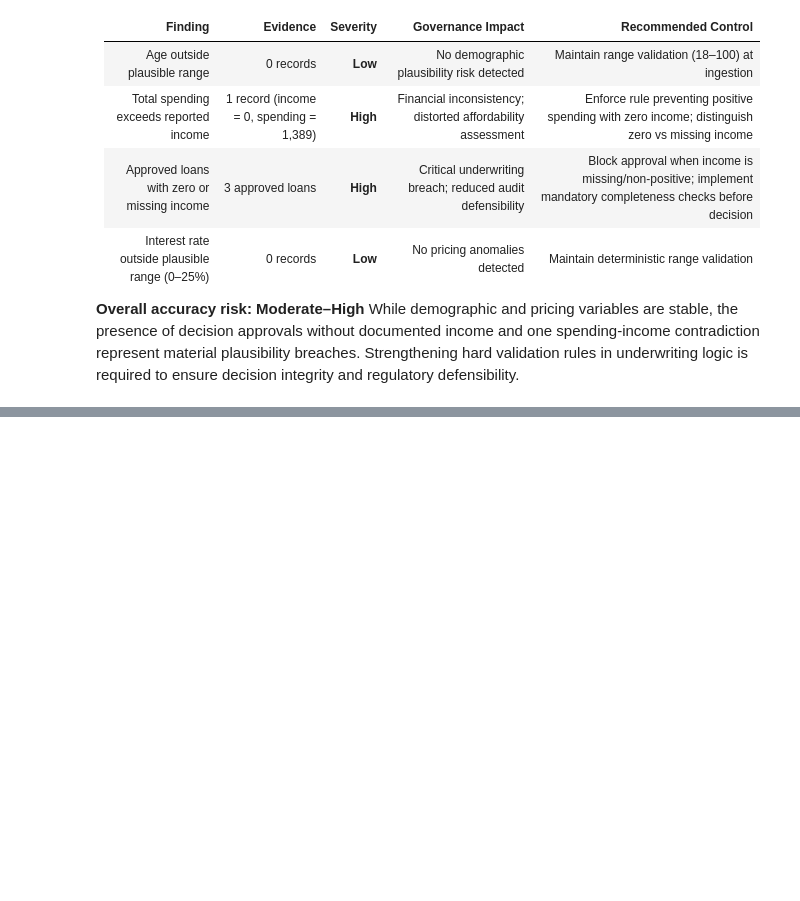
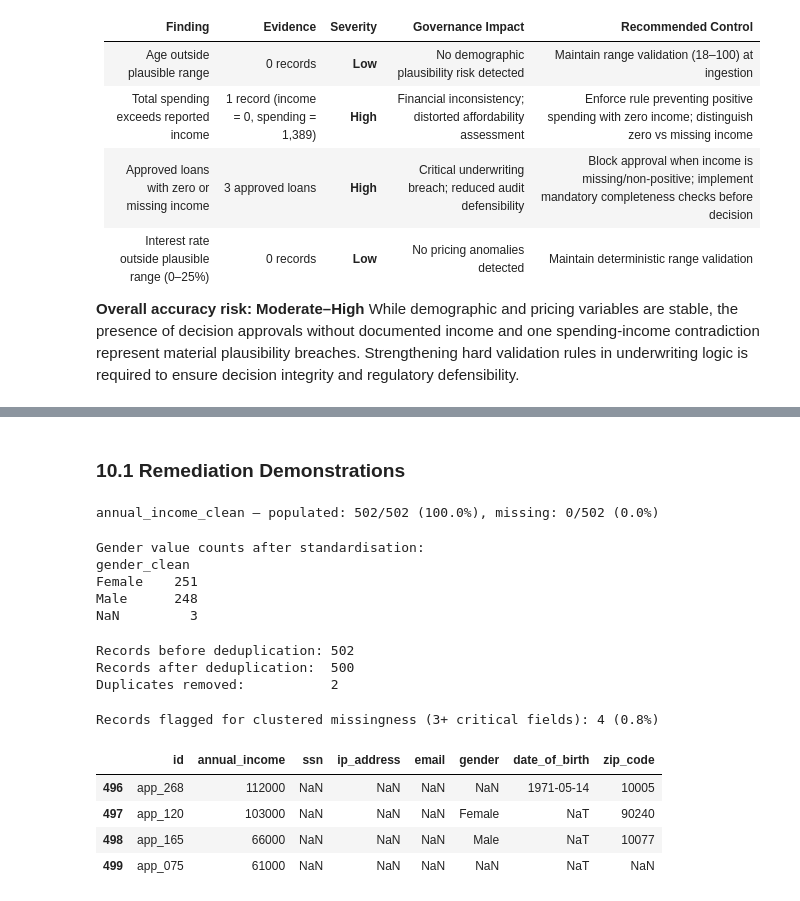
Before and after one commit to mchlkan/dego-2606-group3, a Jupyter notebook: notebooks/01-data-quality.ipynb, the cells around one changed output, grey strips where cells are left out. Cells and saved outputs as stored; diff of their text form; code cells hidden in the pictures; blank space fills up the shorter version.

```diff
--- a/notebooks/01-data-quality.ipynb
+++ b/notebooks/01-data-quality.ipynb
@@ -1188,0 +1236,59 @@ No records (0 cases) show interest rates outside the defined plausible range of
+# %% [markdown]
+### 10.1 Remediation Demonstrations
+# %%
+# reconcile annual_income / annual_salary schema split into a single canonical field
+df["annual_income_clean"] = pd.to_numeric(
+    df["annual_income"].combine_first(df["annual_salary"]),
+    errors="coerce"
+)
+
+reconciled = df["annual_income_clean"].notna().sum()
+missing = df["annual_income_clean"].isna().sum()
+print(f"annual_income_clean — populated: {reconciled}/502 ({reconciled/502*100:.1f}%), missing: {missing}/502 ({missing/502*100:.1f}%)")
+# %% [output]
+annual_income_clean — populated: 502/502 (100.0%), missing: 0/502 (0.0%)
+# %%
+# standardise gender encoding via controlled value mapping
+gender_map = {"M": "Male", "F": "Female"}
+df["gender_clean"] = df["gender"].replace(gender_map)
+
+print("Gender value counts after standardisation:")
+print(df["gender_clean"].value_counts(dropna=False).to_string())
+# %% [output]
+Gender value counts after standardisation:
+gender_clean
+Female    251
+Male      248
+NaN         3
+# %%
+# deduplicate on application ID, retaining the most complete record per duplicate
+df["_completeness_score"] = df[["ssn", "email", "ip_address", "gender", "date_of_birth", "zip_code"]].notna().sum(axis=1)
+df_deduped = (
+    df.sort_values("_completeness_score", ascending=False)
+      .drop_duplicates(subset="id", keep="first")
+      .drop(columns="_completeness_score")
+      .reset_index(drop=True)
+)
+print(f"Records before deduplication: {len(df)}")
+print(f"Records after deduplication:  {len(df_deduped)}")
+print(f"Duplicates removed:           {len(df) - len(df_deduped)}")
+# %% [output]
+Records before deduplication: 502
+Records after deduplication:  500
+Duplicates removed:           2
+# %%
+# flag records failing minimum completeness threshold (3+ critical fields missing)
+critical_fields = ["annual_income", "ssn", "ip_address", "email", "gender", "date_of_birth", "zip_code"]
+df_deduped["_missing_critical"] = df_deduped[critical_fields].isna().sum(axis=1)
+df_deduped["_flag_incomplete"] = df_deduped["_missing_critical"] >= 3
+
+flagged = df_deduped["_flag_incomplete"].sum()
+print(f"Records flagged for clustered missingness (3+ critical fields): {flagged} ({flagged/len(df_deduped)*100:.1f}%)")
+display(df_deduped[df_deduped["_flag_incomplete"]][["id"] + critical_fields])
+# %% [output]
+Records flagged for clustered missingness (3+ critical fields): 4 (0.8%)
+|  | id | annual_income | ssn | ip_address | email | gender | date_of_birth | zip_code |
+| 496 | app_268 | 112000 | NaN | NaN | NaN | NaN | 1971-05-14 | 10005 |
+| 497 | app_120 | 103000 | NaN | NaN | NaN | Female | NaT | 90240 |
+| 498 | app_165 | 66000 | NaN | NaN | NaN | Male | NaT | 10077 |
+| 499 | app_075 | 61000 | NaN | NaN | NaN | NaN | NaT | NaN |
```
Also changed, not shown: parts of 21 cells of this notebook.
